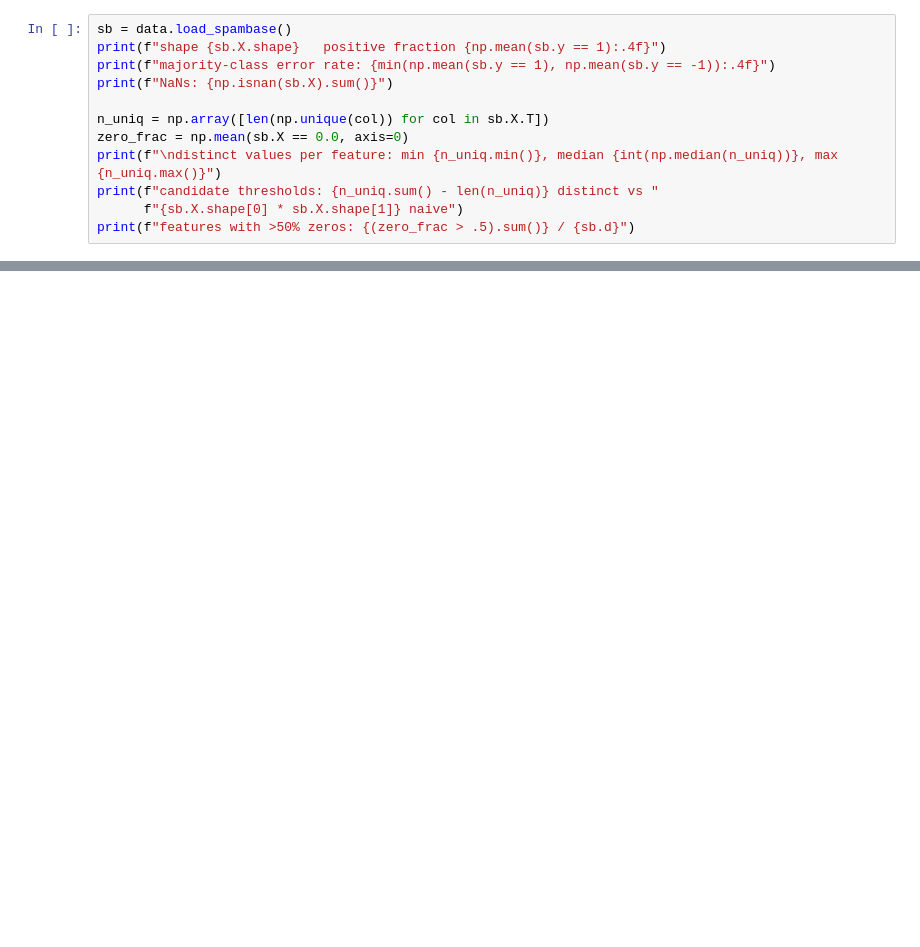
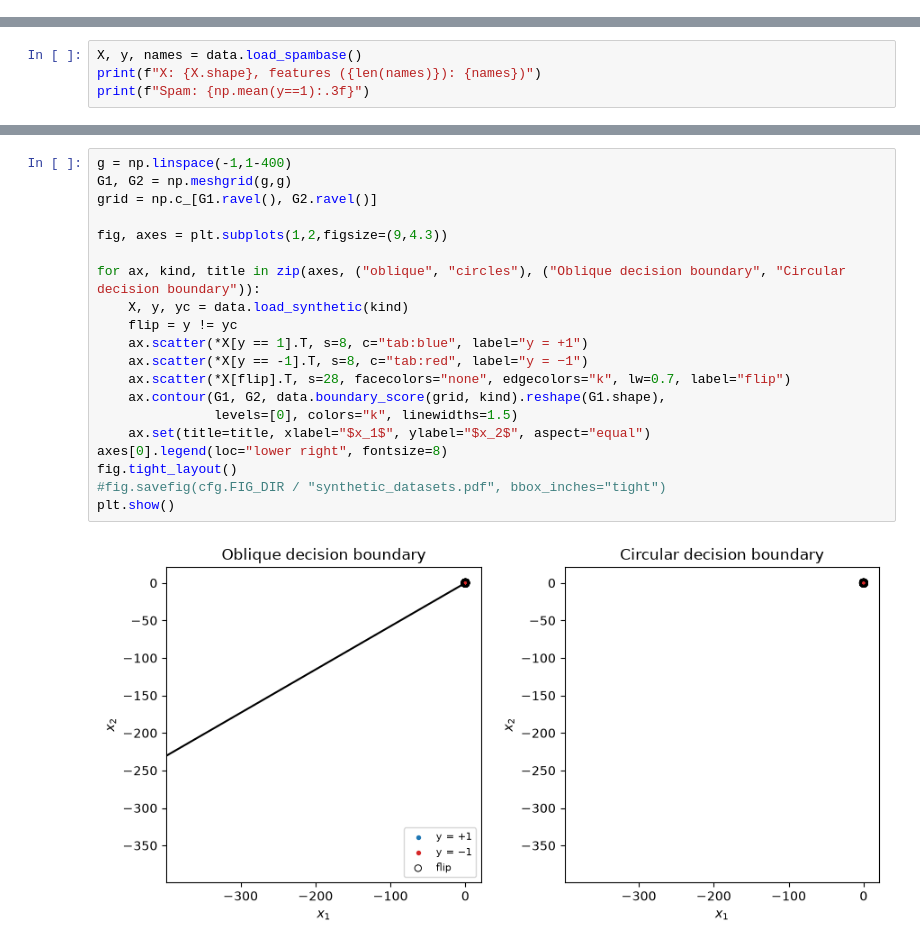
Before and after one commit to MarcoColan01/project-SM4ML2526, a Jupyter notebook: notebooks/1_data.ipynb, the cells around one changed output, grey strips where cells are left out. Saved outputs shown, nothing was run; the diff lists cells and outputs as text; blank space fills up the shorter version.

```diff
--- a/notebooks/1_data.ipynb
+++ b/notebooks/1_data.ipynb
@@ -93,12 +13,0 @@ plt.show()
-# %%
-sb = data.load_spambase()
-print(f"shape {sb.X.shape}   positive fraction {np.mean(sb.y == 1):.4f}")
-print(f"majority-class error rate: {min(np.mean(sb.y == 1), np.mean(sb.y == -1)):.4f}")
-print(f"NaNs: {np.isnan(sb.X).sum()}")
-
-n_uniq = np.array([len(np.unique(col)) for col in sb.X.T])
-zero_frac = np.mean(sb.X == 0.0, axis=0)
-print(f"\ndistinct values per feature: min {n_uniq.min()}, median {int(np.median(n_uniq))}, max {n_uniq.max()}")
-print(f"candidate thresholds: {n_uniq.sum() - len(n_uniq)} distinct vs "
-      f"{sb.X.shape[0] * sb.X.shape[1]} naive")
-print(f"features with >50% zeros: {(zero_frac > .5).sum()} / {sb.d}")
@@ -123,0 +14,4 @@ plt.show()
+# %%
+X, y, names = data.load_spambase()
+print(f"X: {X.shape}, features ({len(names)}): {names})")
+print(f"Spam: {np.mean(y==1):.3f}")
@@ -123,0 +51,22 @@ plt.show()
+# %%
+g = np.linspace(-1,1-400)
+G1, G2 = np.meshgrid(g,g)
+grid = np.c_[G1.ravel(), G2.ravel()]
+
+fig, axes = plt.subplots(1,2,figsize=(9,4.3))
+
+for ax, kind, title in zip(axes, ("oblique", "circles"), ("Oblique decision boundary", "Circular decision boundary")):
+    X, y, yc = data.load_synthetic(kind)
+    flip = y != yc
+    ax.scatter(*X[y == 1].T, s=8, c="tab:blue", label="y = +1")
+    ax.scatter(*X[y == -1].T, s=8, c="tab:red", label="y = −1")
+    ax.scatter(*X[flip].T, s=28, facecolors="none", edgecolors="k", lw=0.7, label="flip")
+    ax.contour(G1, G2, data.boundary_score(grid, kind).reshape(G1.shape),
+               levels=[0], colors="k", linewidths=1.5)
+    ax.set(title=title, xlabel="$x_1$", ylabel="$x_2$", aspect="equal")
+axes[0].legend(loc="lower right", fontsize=8)
+fig.tight_layout()
+#fig.savefig(cfg.FIG_DIR / "synthetic_datasets.pdf", bbox_inches="tight")
+plt.show()
+# %% [output]
+[figure, added]
```
Also changed, not shown: parts of 10 cells of this notebook, 2 other files.
